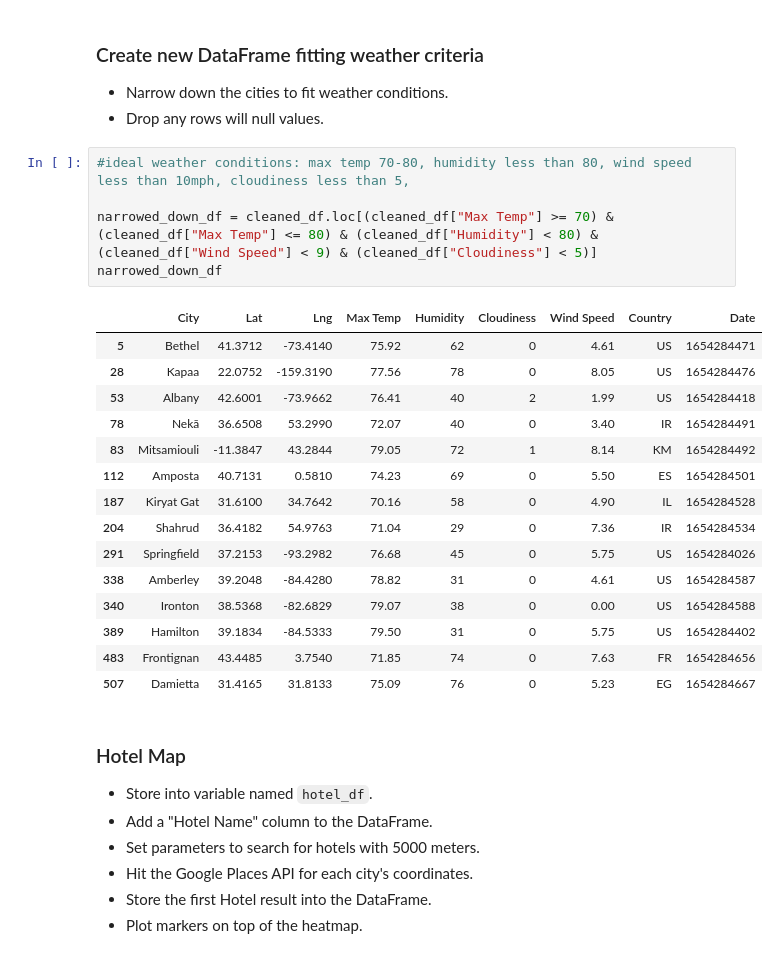
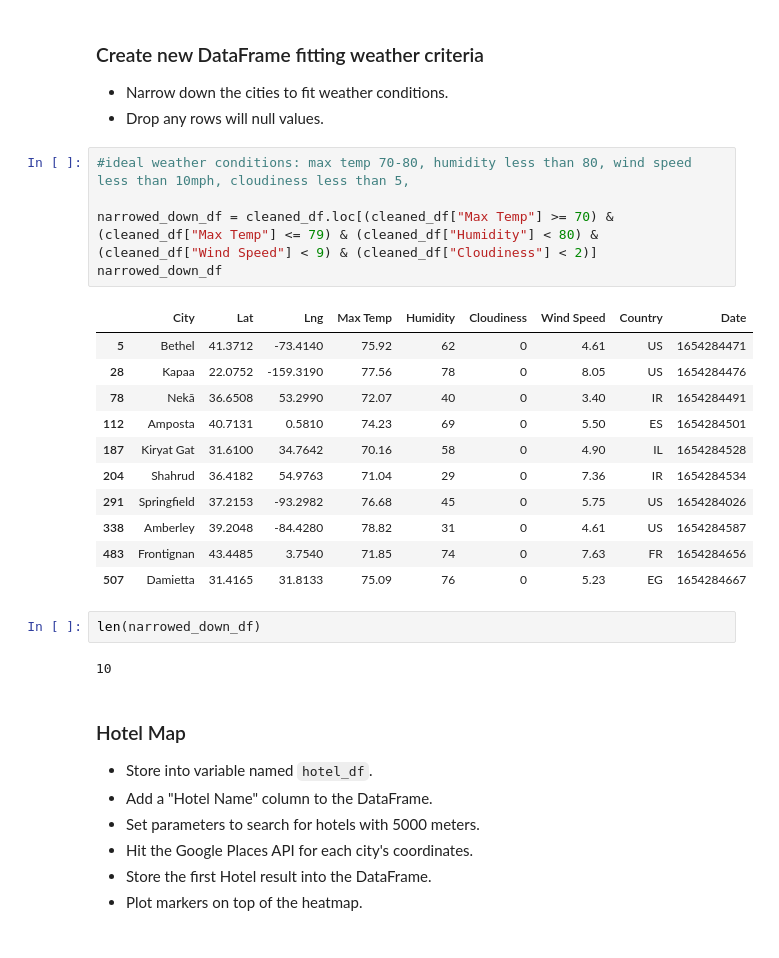
Before and after one commit to mbruns13/python-api-challenge, a Jupyter notebook: WeatherPy/VacationPy.ipynb, the cells around one changed output. Saved outputs shown, nothing was run; the diff lists cells and outputs as text.

```diff
--- a/WeatherPy/VacationPy.ipynb
+++ b/WeatherPy/VacationPy.ipynb
@@ -75,24 +75,24 @@ fig
 # %%
 #ideal weather conditions: max temp 70-80, humidity less than 80, wind speed less than 10mph, cloudiness less than 5,
 
-narrowed_down_df = cleaned_df.loc[(cleaned_df["Max Temp"] >= 70) & (cleaned_df["Max Temp"] <= 80) & (cleaned_df["Humidity"] < 80) & (cleaned_df["Wind Speed"] < 9) & (cleaned_df["Cloudiness"] < 5)]
+narrowed_down_df = cleaned_df.loc[(cleaned_df["Max Temp"] >= 70) & (cleaned_df["Max Temp"] <= 79) & (cleaned_df["Humidity"] < 80) & (cleaned_df["Wind Speed"] < 9) & (cleaned_df["Cloudiness"] < 2)]
 narrowed_down_df
 # %% [output]
 |  | City | Lat | Lng | Max Temp | Humidity | Cloudiness | Wind Speed | Country | Date |
 | 5 | Bethel | 41.3712 | -73.4140 | 75.92 | 62 | 0 | 4.61 | US | 1654284471 |
 | 28 | Kapaa | 22.0752 | -159.3190 | 77.56 | 78 | 0 | 8.05 | US | 1654284476 |
-| 53 | Albany | 42.6001 | -73.9662 | 76.41 | 40 | 2 | 1.99 | US | 1654284418 |
 | 78 | Nekā | 36.6508 | 53.2990 | 72.07 | 40 | 0 | 3.40 | IR | 1654284491 |
-| 83 | Mitsamiouli | -11.3847 | 43.2844 | 79.05 | 72 | 1 | 8.14 | KM | 1654284492 |
 | 112 | Amposta | 40.7131 | 0.5810 | 74.23 | 69 | 0 | 5.50 | ES | 1654284501 |
 | 187 | Kiryat Gat | 31.6100 | 34.7642 | 70.16 | 58 | 0 | 4.90 | IL | 1654284528 |
 | 204 | Shahrud | 36.4182 | 54.9763 | 71.04 | 29 | 0 | 7.36 | IR | 1654284534 |
 | 291 | Springfield | 37.2153 | -93.2982 | 76.68 | 45 | 0 | 5.75 | US | 1654284026 |
 | 338 | Amberley | 39.2048 | -84.4280 | 78.82 | 31 | 0 | 4.61 | US | 1654284587 |
-| 340 | Ironton | 38.5368 | -82.6829 | 79.07 | 38 | 0 | 0.00 | US | 1654284588 |
-| 389 | Hamilton | 39.1834 | -84.5333 | 79.50 | 31 | 0 | 5.75 | US | 1654284402 |
 | 483 | Frontignan | 43.4485 | 3.7540 | 71.85 | 74 | 0 | 7.63 | FR | 1654284656 |
 | 507 | Damietta | 31.4165 | 31.8133 | 75.09 | 76 | 0 | 5.23 | EG | 1654284667 |
+# %%
+len(narrowed_down_df)
+# %% [output]
+10
 # %% [markdown]
 ### Hotel Map
 * Store into variable named `hotel_df`.
```
Also changed, not shown: parts of 3 cells of this notebook, 1 other file.
